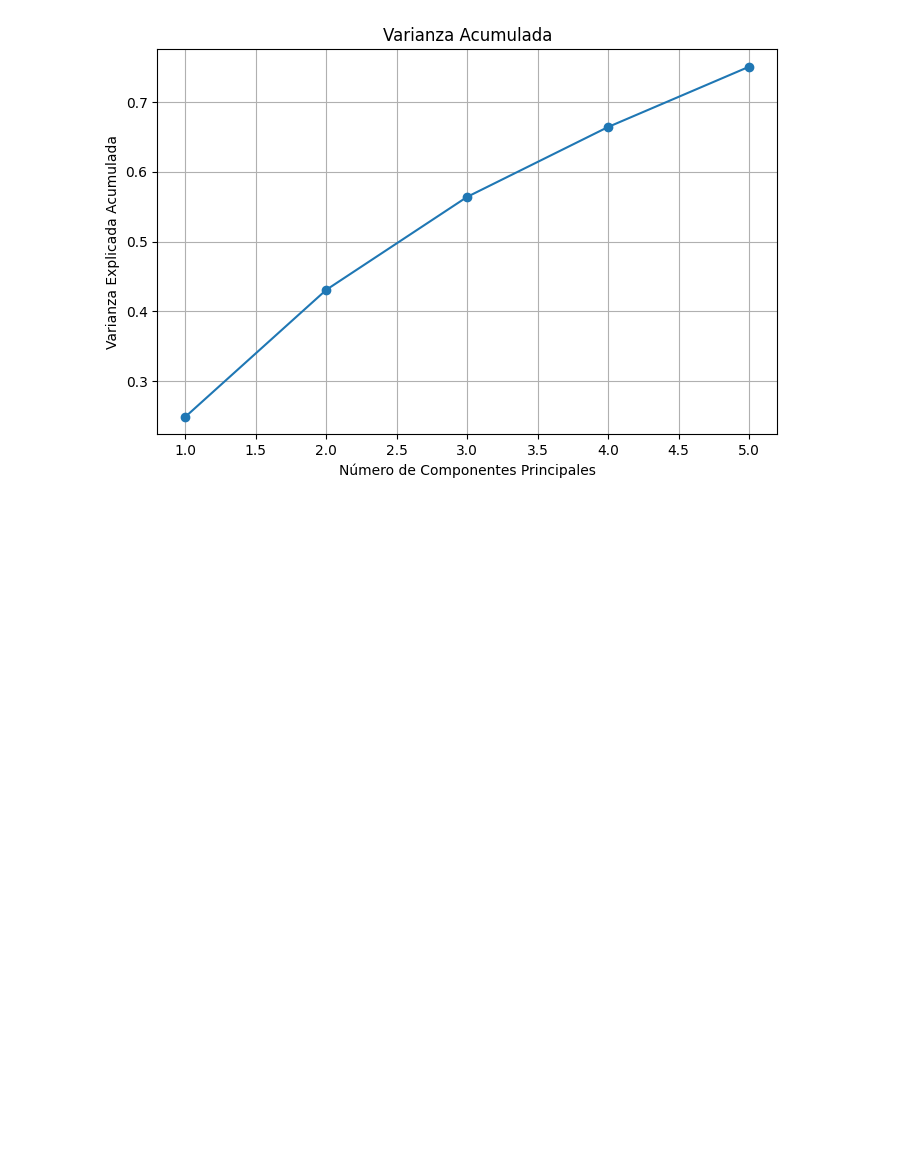
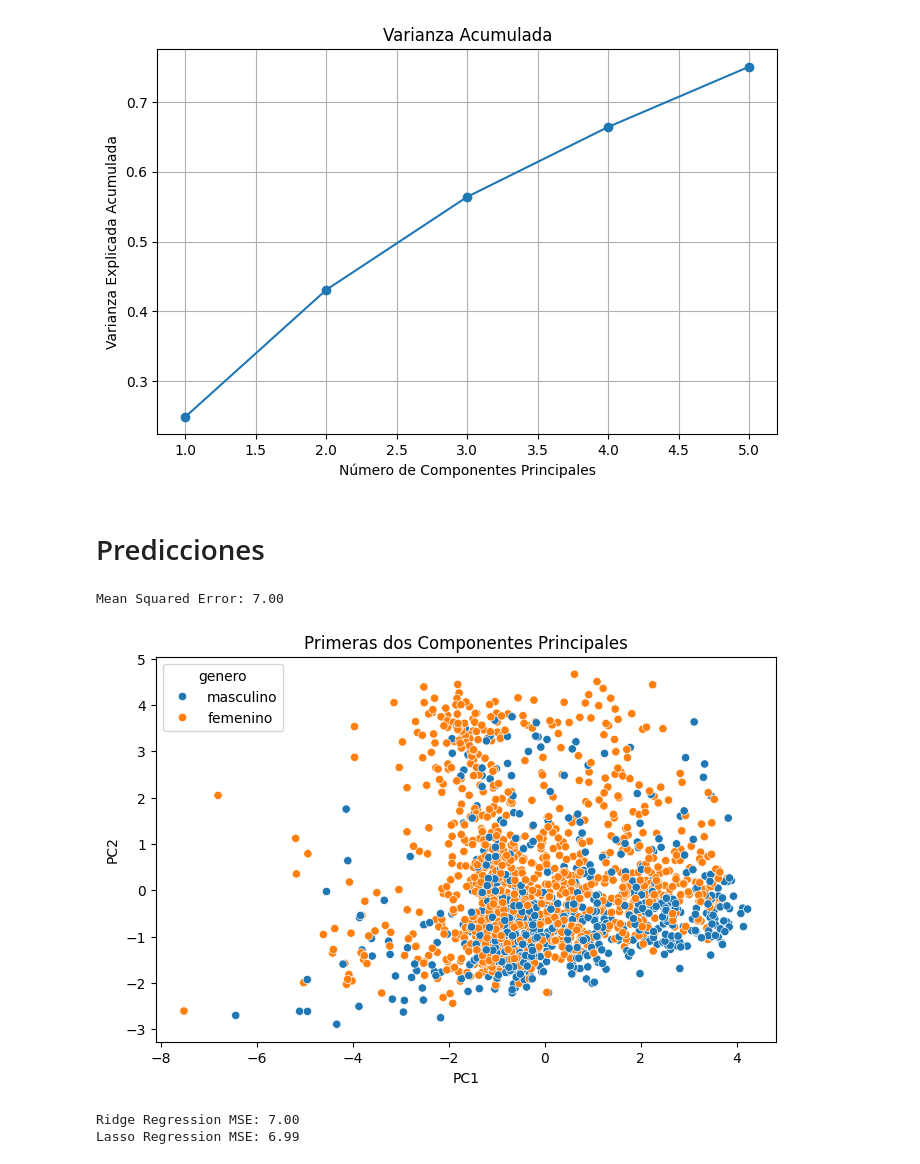
Before and after one commit to CamiPasten/Examen-ciencia-de-datos, a Jupyter notebook: ExamenCcsDeDatosParaLaEconomia_5.ipynb, the cells around one changed output. Cells and saved outputs as stored; diff of their text form; code cells hidden in the pictures; blank space fills up the shorter version.

Commit message:
Predicciones

```diff
--- a/ExamenCcsDeDatosParaLaEconomia_5.ipynb
+++ b/ExamenCcsDeDatosParaLaEconomia_5.ipynb
@@ -670,3 +670,56 @@ plt.grid()
 plt.show()
 # %% [output]
 [figure]
+# %% [markdown]
+# Predicciones
+# %%
+from sklearn.model_selection import train_test_split
+from sklearn.linear_model import LinearRegression
+from sklearn.metrics import mean_squared_error
+
+# Definir la variable objetivo y las características
+X = pca_df  # Componentes principales
+y = df['log_ingresos']  # Usar log_ingresos para estabilizar la varianza
+
+# Dividir el dataset en entrenamiento y prueba
+X_train, X_test, y_train, y_test = train_test_split(X, y, test_size=0.2, random_state=42)
+
+# Entrenar un modelo de regresión lineal
+model = LinearRegression()
+model.fit(X_train, y_train)
+
+# Predicciones
+y_pred = model.predict(X_test)
+
+# Evaluar el modelo
+mse = mean_squared_error(y_test, y_pred)
+print(f"Mean Squared Error: {mse:.2f}")
+# %% [output]
+Mean Squared Error: 7.00
+# %%
+# Scatterplot de los primeros dos componentes principales
+plt.figure(figsize=(8, 5))
+sns.scatterplot(x='PC1', y='PC2', data=pca_df, hue=df['genero'])
+plt.title("Primeras dos Componentes Principales")
+plt.show()
+# %% [output]
+[figure, added]
+# %%
+from sklearn.linear_model import Ridge, Lasso
+
+# Ridge
+ridge = Ridge(alpha=1.0)
+ridge.fit(X_train, y_train)
+ridge_pred = ridge.predict(X_test)
+ridge_mse = mean_squared_error(y_test, ridge_pred)
+print(f"Ridge Regression MSE: {ridge_mse:.2f}")
+
+# Lasso
+lasso = Lasso(alpha=0.1)
+lasso.fit(X_train, y_train)
+lasso_pred = lasso.predict(X_test)
+lasso_mse = mean_squared_error(y_test, lasso_pred)
+print(f"Lasso Regression MSE: {lasso_mse:.2f}")
+# %% [output]
+Ridge Regression MSE: 7.00
+Lasso Regression MSE: 6.99
```
